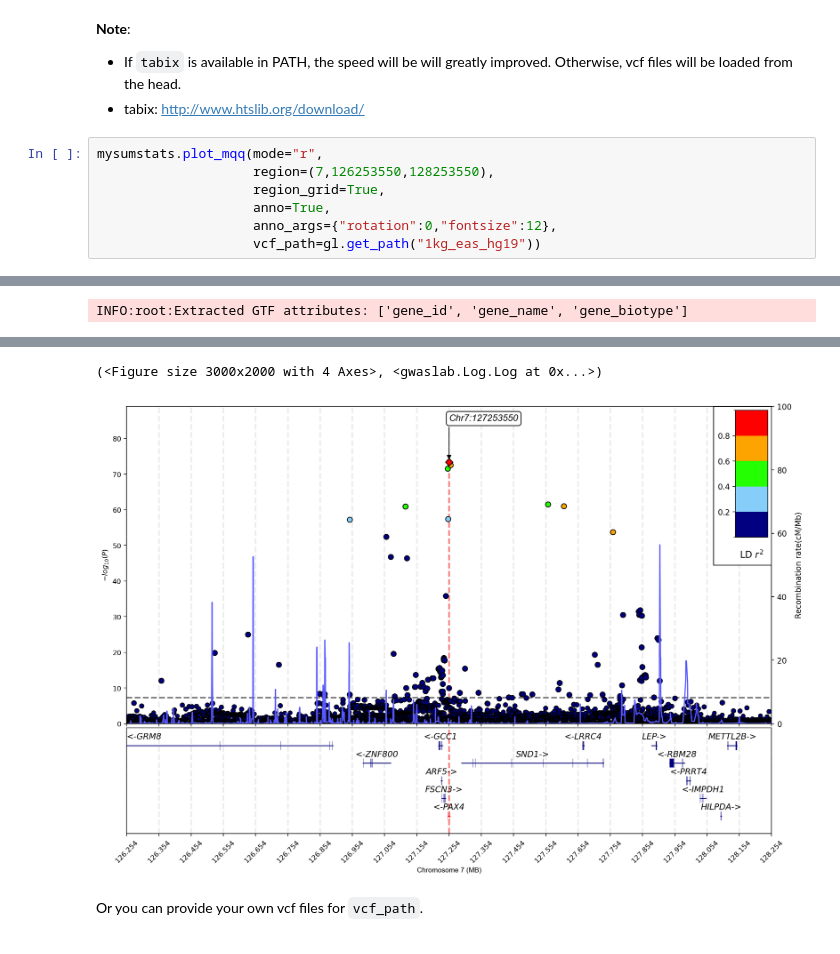
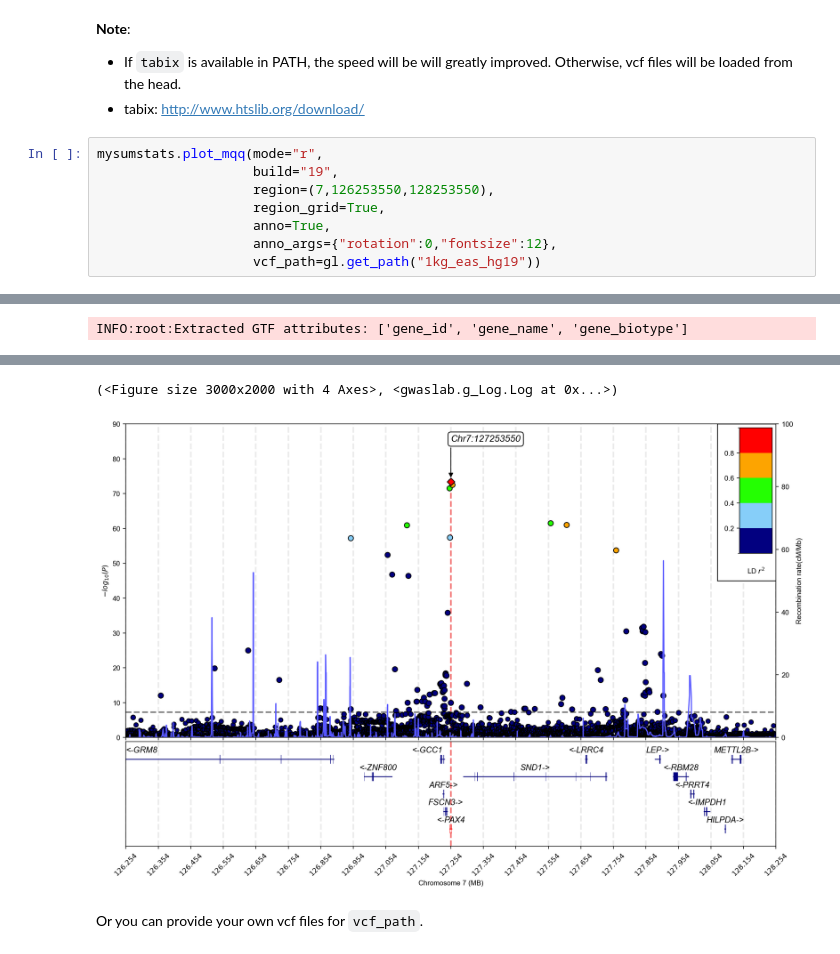
Before and after one commit to Cloufield/gwaslab, a Jupyter notebook: docs/tutorial_3.4.ipynb, the cells around one changed output, grey strips where cells are left out. Drawn from its saved outputs; the diff is of its cells as text.

```diff
--- a/docs/tutorial_3.4.ipynb
+++ b/docs/tutorial_3.4.ipynb
@@ -492,6 +490,7 @@ After downloading, use `get_path` to obtain the file path by specifying the keyw
 - tabix: http://www.htslib.org/download/
 # %%
 mysumstats.plot_mqq(mode="r",
+                    build="19",
                     region=(7,126253550,128253550),
                     region_grid=True,
                     anno=True,
@@ -525,5 +535,5 @@ Tue Apr 25 14:16:27 2023  -Adjusting text positions with repel_force=0.03...
-(<Figure size 3000x2000 with 4 Axes>, <gwaslab.Log.Log at 0x...>)
+(<Figure size 3000x2000 with 4 Axes>, <gwaslab.g_Log.Log at 0x...>)
-[figure, old version]
+[figure, new version]
 # %% [markdown]
 Or you can provide your own vcf files for `vcf_path`.
 # %%
```
Also changed, not shown: parts of 66 cells of this notebook.
